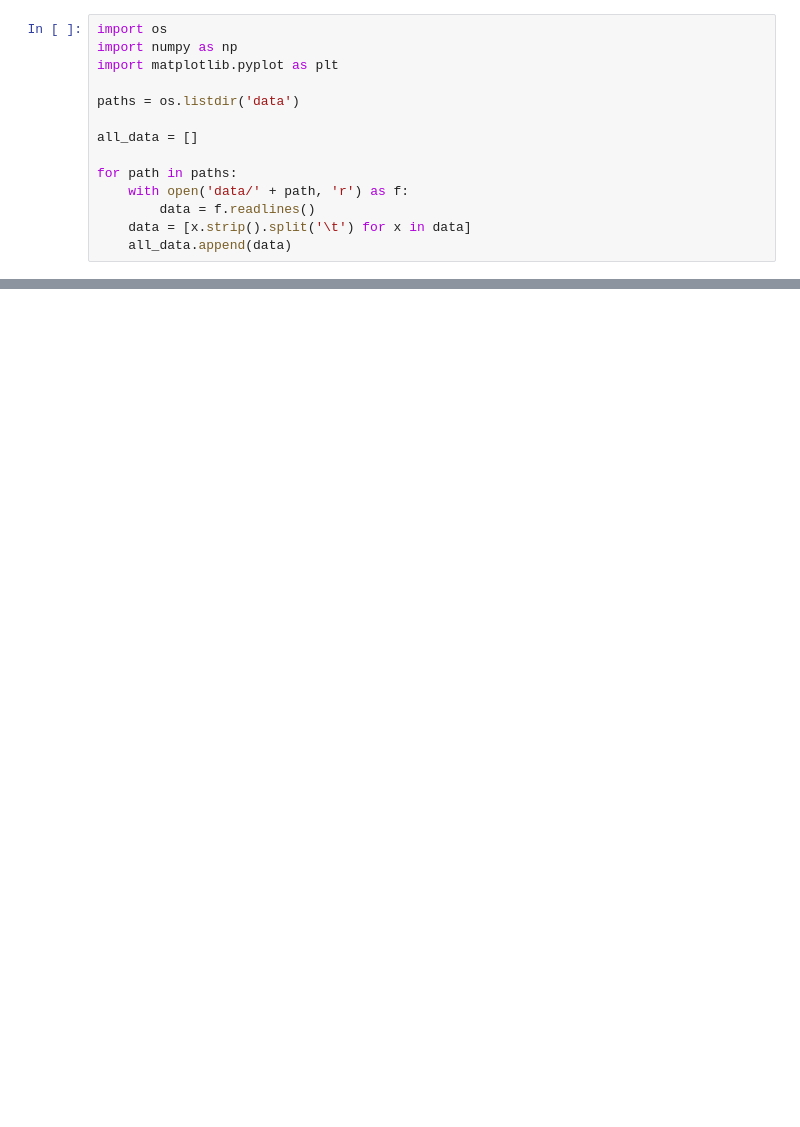
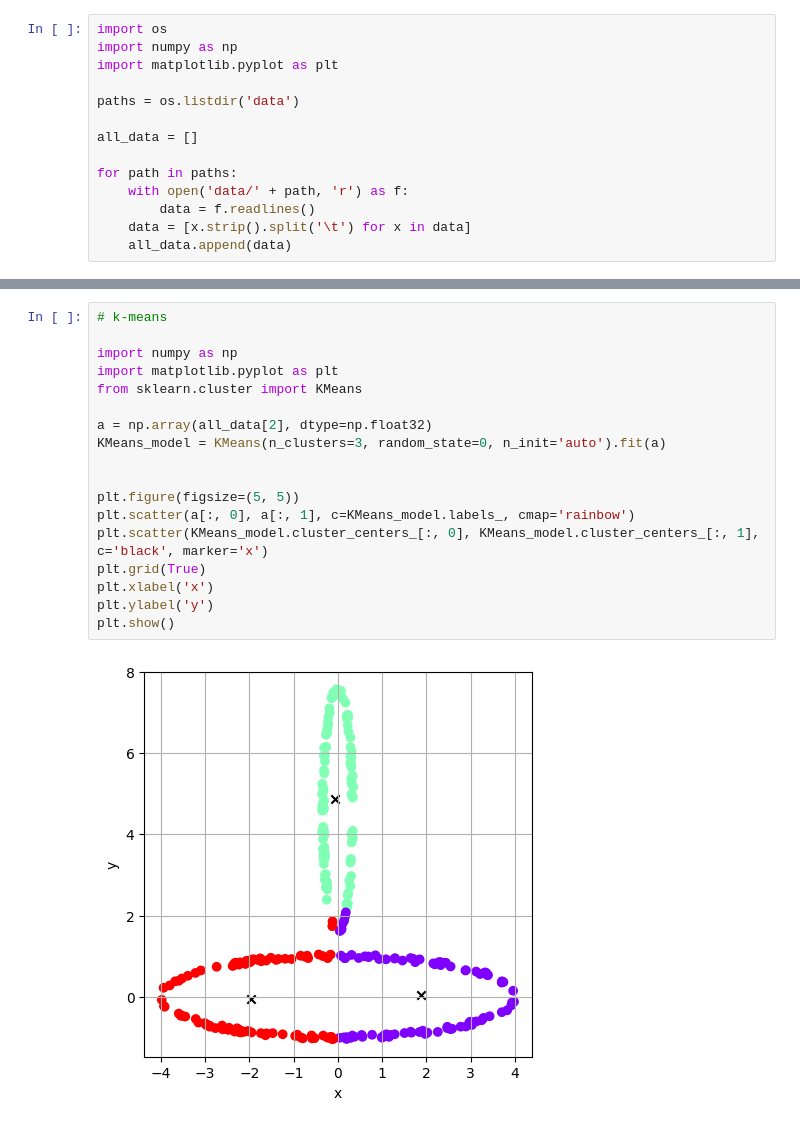
Before and after one commit to eddy0117/nn_hw, a Jupyter notebook: hw4/hw4.ipynb, the cells around one changed output, grey strips where cells are left out. Cells and saved outputs as stored; diff of their text form; blank space fills up the shorter version.

```diff
--- a/hw4/hw4.ipynb
+++ b/hw4/hw4.ipynb
@@ -126,0 +188,20 @@ som.weights.shape
+# %%
+# k-means
+
+import numpy as np
+import matplotlib.pyplot as plt
+from sklearn.cluster import KMeans
+
+a = np.array(all_data[2], dtype=np.float32)
+KMeans_model = KMeans(n_clusters=3, random_state=0, n_init='auto').fit(a)
+
+
+plt.figure(figsize=(5, 5))
+plt.scatter(a[:, 0], a[:, 1], c=KMeans_model.labels_, cmap='rainbow')
+plt.scatter(KMeans_model.cluster_centers_[:, 0], KMeans_model.cluster_centers_[:, 1], c='black', marker='x')
+plt.grid(True)
+plt.xlabel('x')
+plt.ylabel('y')
+plt.show()
+# %% [output]
+[figure, added]
```
Also changed, not shown: parts of 7 cells of this notebook, 9 other files.
